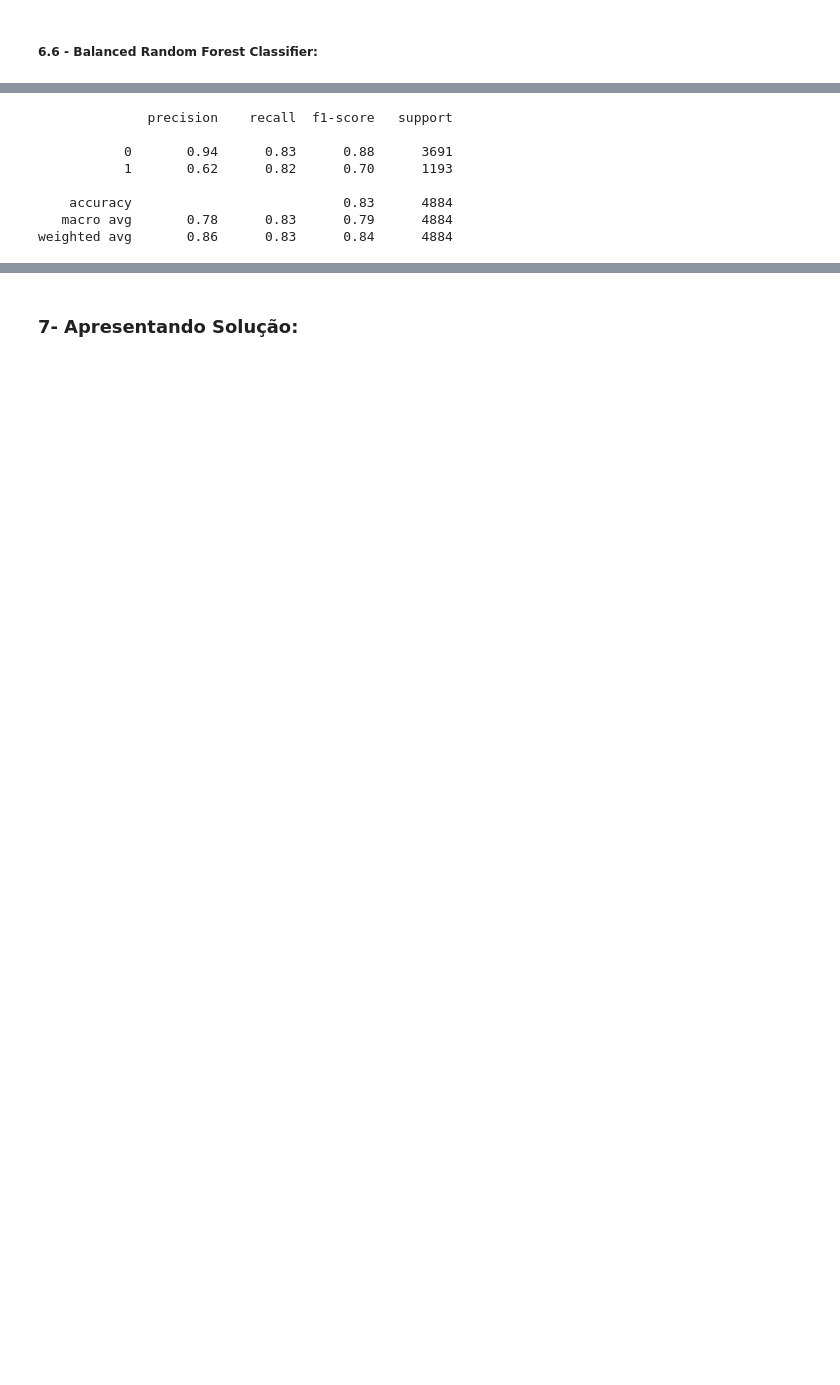
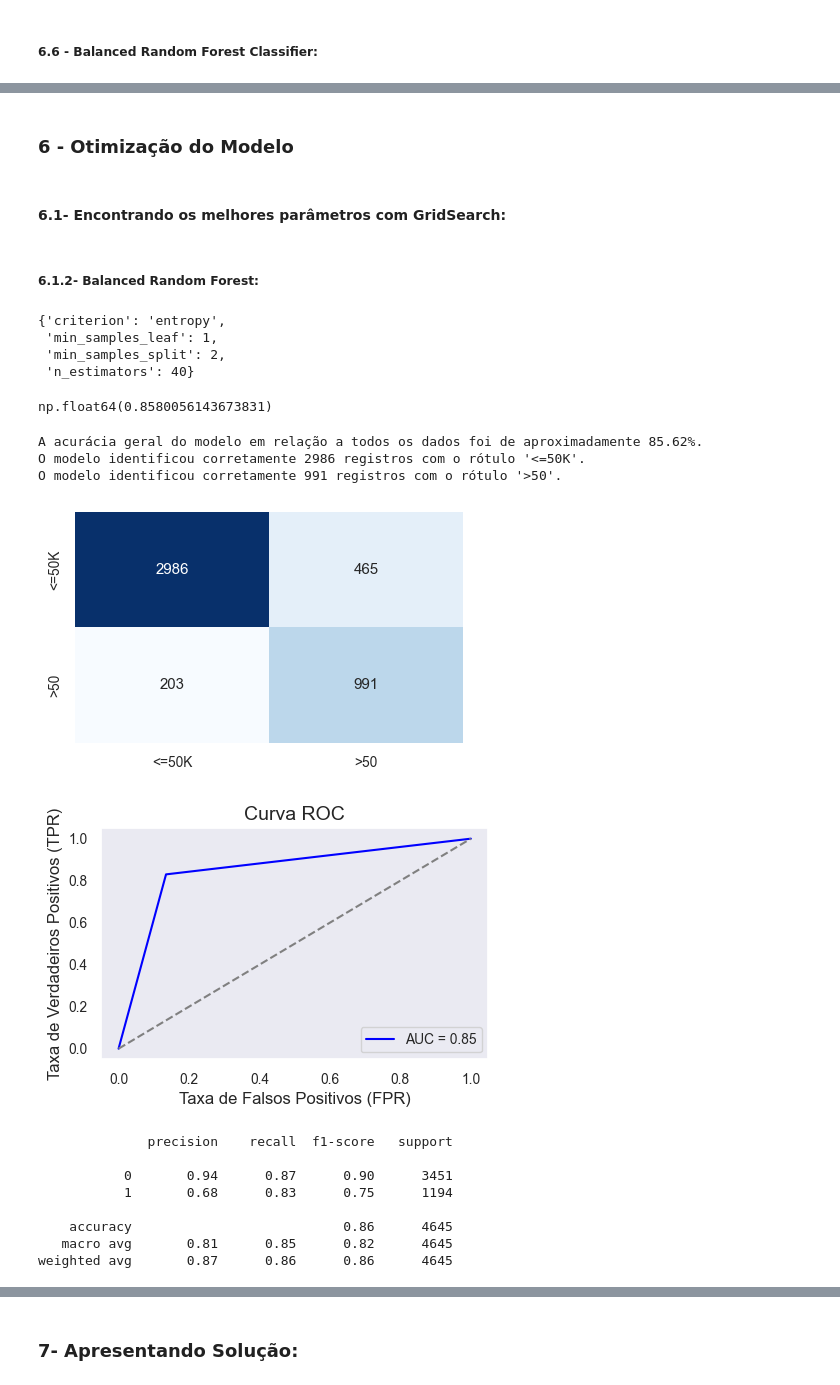
Before and after one commit to luccasena/Machine-Learning-Binary-Classification, a Jupyter notebook: 2main.ipynb, the cells around one changed output, grey strips where cells are left out. Cells and saved outputs as stored; diff of their text form; code cells hidden in the pictures; blank space fills up the shorter version.

```diff
--- a/2main.ipynb
+++ b/2main.ipynb
@@ -690,11 +573,48 @@ O modelo identificou corretamente 980 registros com o rótulo '>50'.
+# %% [markdown]
+### **6 - Otimização do Modelo**
+# %% [markdown]
+#### **6.1- Encontrando os melhores parâmetros com GridSearch:**
+# %% [markdown]
+##### **6.1.2- Balanced Random Forest:**
+# %%
+param_grid = {'n_estimators': [10, 40, 100, 150],
+              'criterion': ['gini', 'entropy'],
+              'min_samples_split': [2, 5, 10],
+              'min_samples_leaf': [1, 5, 10]
+              }
+
+grid_search =  GridSearchCV(estimator=BalancedRandomForestClassifier(), param_grid=param_grid)
+grid_search.fit(x_features, y_class)
+
+melhores_parametros = grid_search.best_params_
+melhores_resultados = grid_search.best_score_
+
+display(melhores_parametros)
+display(melhores_resultados)
+# %% [output]
+{'criterion': 'entropy',
+ 'min_samples_leaf': 1,
+ 'min_samples_split': 2,
+ 'n_estimators': 40}
+np.float64(0.8580056143673831)
+# %%
+modelo_random_bal = BalancedRandomForestClassifier(criterion='entropy', min_samples_leaf=1, min_samples_split=2, n_estimators=40)
+modelo_random_bal.fit(x_train, y_train)
+previsao_random = modelo_random_bal.predict(x_test)
 # %%
+PerformanceMetrics(y_test, previsao_random, ["<=50K", ">50"])
 print(classification_report(y_test, previsao_random))
 # %% [output]
-              precision    recall  f1-score   support
-
-           0       0.94      0.83      0.88      3691
-           1       0.62      0.82      0.70      1193
-
-    accuracy                           0.83      4884
-   macro avg       0.78      0.83      0.79      4884
-weighted avg       0.86      0.83      0.84      4884
+A acurácia geral do modelo em relação a todos os dados foi de aproximadamente 85.62%.
+O modelo identificou corretamente 2986 registros com o rótulo '<=50K'.
+O modelo identificou corretamente 991 registros com o rótulo '>50'.
+[figure, added]
+[figure, added]
+              precision    recall  f1-score   support
+
+           0       0.94      0.87      0.90      3451
+           1       0.68      0.83      0.75      1194
+
+    accuracy                           0.86      4645
+   macro avg       0.81      0.85      0.82      4645
+weighted avg       0.87      0.86      0.86      4645
```
Also changed, not shown: parts of 79 cells of this notebook, 12 other files.
